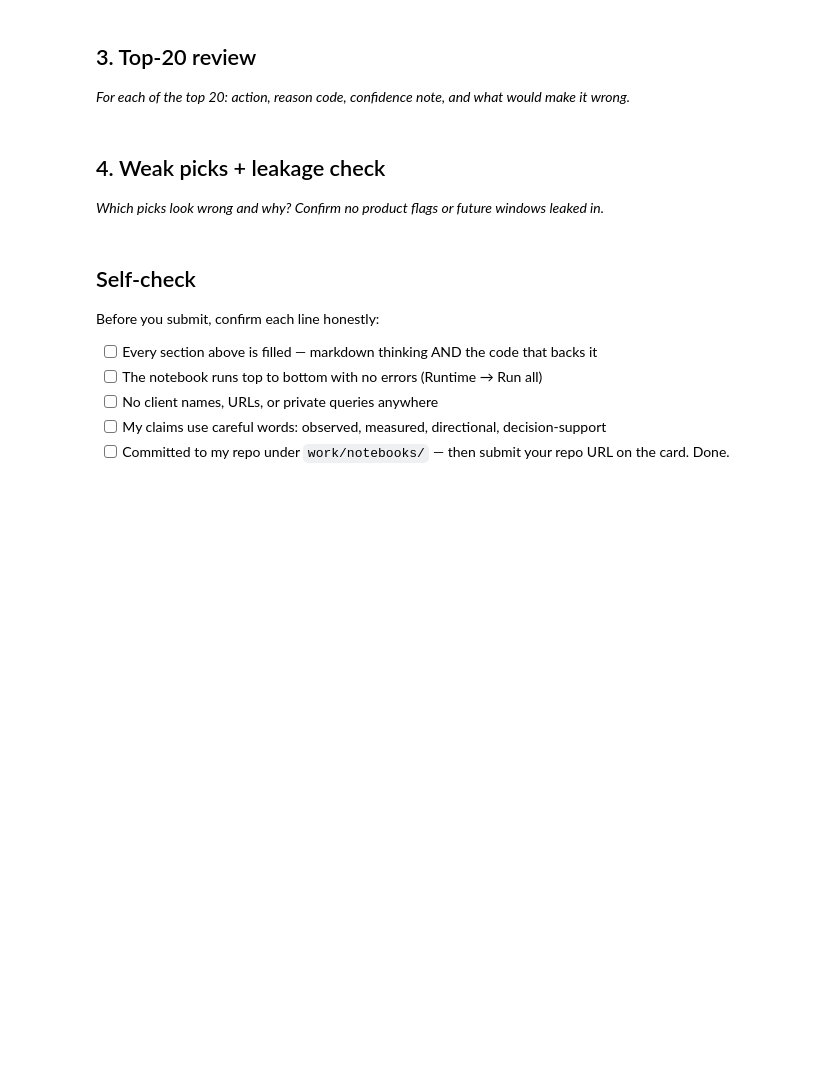
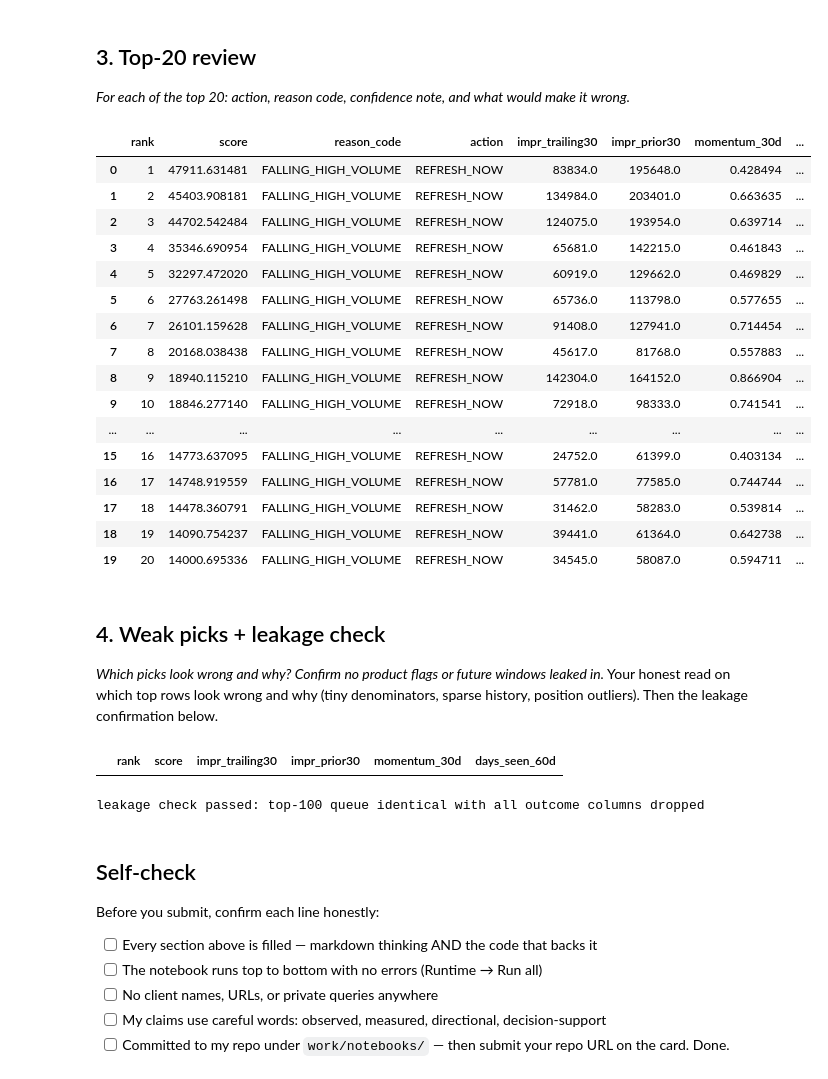
Before and after one commit to ArushRastogi47/10x.ai, a Jupyter notebook: work/notebooks/w04_baseline_score.ipynb, the cells around one changed output. Saved outputs shown, nothing was run; the diff lists cells and outputs as text; code cells hidden in the pictures; blank space fills up the shorter version.

```diff
--- a/work/notebooks/w04_baseline_score.ipynb
+++ b/work/notebooks/w04_baseline_score.ipynb
@@ -22,0 +80,12 @@ This skeleton is yours to fill. Work the sections **in order** — each one has
+# %%
+# This cell is for CODE (numbers, a query, a check).
+# Write your text answer in the cell ABOVE this one — typing sentences here breaks Run All.
+ff = pd.read_csv("work/outputs/w03_feature_frame_2026_03.csv")  # or rebuild via FEATURE_SQL from ML-04 if not cached
+a = ff.dropna(subset=["position_mean_60d", "ctr_60d"]).copy()
+a["pos_tier"] = pd.cut(a["position_mean_60d"], [0, 3, 5, 10, 20, 100],
+                       labels=["1-3", "3-5", "5-10", "10-20", "20+"])
+(a.groupby("pos_tier", observed=True)
+  .agg(n=("content_hash_id", "size"),
+       mean_ctr_pct=("ctr_60d", lambda s: 100 * s.mean()),
+       median_ctr_pct=("ctr_60d", lambda s: 100 * s.median()))
+  .reset_index())
@@ -27,13 +172,59 @@ This skeleton is yours to fill. Work the sections **in order** — each one has
 # %%
 # This cell is for CODE (numbers, a query, a check).
 # Write your text answer in the cell ABOVE this one — typing sentences here breaks Run All.
+cols = ["rank", "score", "reason_code", "action", "impr_trailing30",
+        "impr_prior30", "momentum_30d", "position_mean_60d", "ctr_60d", "days_seen_60d"]
+queue.head(20)[cols]
+# %% [output]
+|  | rank | score | reason_code | action | impr_trailing30 | impr_prior30 | momentum_30d | ... |
+| 0 | 1 | 47911.631481 | FALLING_HIGH_VOLUME | REFRESH_NOW | 83834.0 | 195648.0 | 0.428494 | ... |
+| 1 | 2 | 45403.908181 | FALLING_HIGH_VOLUME | REFRESH_NOW | 134984.0 | 203401.0 | 0.663635 | ... |
+| 2 | 3 | 44702.542484 | FALLING_HIGH_VOLUME | REFRESH_NOW | 124075.0 | 193954.0 | 0.639714 | ... |
+| 3 | 4 | 35346.690954 | FALLING_HIGH_VOLUME | REFRESH_NOW | 65681.0 | 142215.0 | 0.461843 | ... |
+| 4 | 5 | 32297.472020 | FALLING_HIGH_VOLUME | REFRESH_NOW | 60919.0 | 129662.0 | 0.469829 | ... |
+| 5 | 6 | 27763.261498 | FALLING_HIGH_VOLUME | REFRESH_NOW | 65736.0 | 113798.0 | 0.577655 | ... |
+| 6 | 7 | 26101.159628 | FALLING_HIGH_VOLUME | REFRESH_NOW | 91408.0 | 127941.0 | 0.714454 | ... |
+| 7 | 8 | 20168.038438 | FALLING_HIGH_VOLUME | REFRESH_NOW | 45617.0 | 81768.0 | 0.557883 | ... |
+| 8 | 9 | 18940.115210 | FALLING_HIGH_VOLUME | REFRESH_NOW | 142304.0 | 164152.0 | 0.866904 | ... |
+| 9 | 10 | 18846.277140 | FALLING_HIGH_VOLUME | REFRESH_NOW | 72918.0 | 98333.0 | 0.741541 | ... |
+| ... | ... | ... | ... | ... | ... | ... | ... | ... |
+| 15 | 16 | 14773.637095 | FALLING_HIGH_VOLUME | REFRESH_NOW | 24752.0 | 61399.0 | 0.403134 | ... |
+| 16 | 17 | 14748.919559 | FALLING_HIGH_VOLUME | REFRESH_NOW | 57781.0 | 77585.0 | 0.744744 | ... |
+| 17 | 18 | 14478.360791 | FALLING_HIGH_VOLUME | REFRESH_NOW | 31462.0 | 58283.0 | 0.539814 | ... |
+| 18 | 19 | 14090.754237 | FALLING_HIGH_VOLUME | REFRESH_NOW | 39441.0 | 61364.0 | 0.642738 | ... |
+| 19 | 20 | 14000.695336 | FALLING_HIGH_VOLUME | REFRESH_NOW | 34545.0 | 58087.0 | 0.594711 | ... |
 # %% [markdown]
 ## 4. Weak picks + leakage check
 
 *Which picks look wrong and why? Confirm no product flags or future windows leaked in.*
+Your honest read on which top rows look wrong and why (tiny denominators, sparse history, position outliers). Then the leakage confirmation below.
 # %%
 # This cell is for CODE (numbers, a query, a check).
 # Write your text answer in the cell ABOVE this one — typing sentences here breaks Run All.
+# weak picks inside the top 50: unstable momentum or sparse history
+top50 = queue.head(50)
+suspect = top50[(top50["impr_prior30"] < 30) | (top50["days_seen_60d"] < 20)]
+suspect[["rank", "score", "impr_trailing30", "impr_prior30", "momentum_30d", "days_seen_60d"]]
+# %% [output]
+|  | rank | score | impr_trailing30 | impr_prior30 | momentum_30d | days_seen_60d |
+# %%
+# leakage check: the rule must run on a frame with NO outcome-window columns
+RULE_INPUTS = ["impr_trailing30", "impr_prior30",  # -> momentum_30d is derived from these
+               "momentum_30d"]
+OUTCOME_COLS  = ["impr_apr", "label_declined_apr"]
+assert set(RULE_INPUTS).isdisjoint(OUTCOME_COLS)
+
+label_free = ff.drop(columns=OUTCOME_COLS)
+# re-derive momentum and rebuild the queue from the label-free frame:
+lf = label_free.dropna(subset=["momentum_30d"]).copy()
+lf["score"] = lf["impr_trailing30"] * (1 - lf["momentum_30d"]).clip(lower=0)
+pd.testing.assert_series_equal(
+    lf.sort_values("score", ascending=False)["content_hash_id"].head(100).reset_index(drop=True),
+    queue.head(100)["content_hash_id"].reset_index(drop=True),
+    check_names=False)
+print("leakage check passed: top-100 queue identical with all outcome columns dropped")
+# %% [output]
+leakage check passed: top-100 queue identical with all outcome columns dropped
 # %% [markdown]
 ## Self-check
 
```
Also changed, not shown: parts of 12 cells of this notebook.
